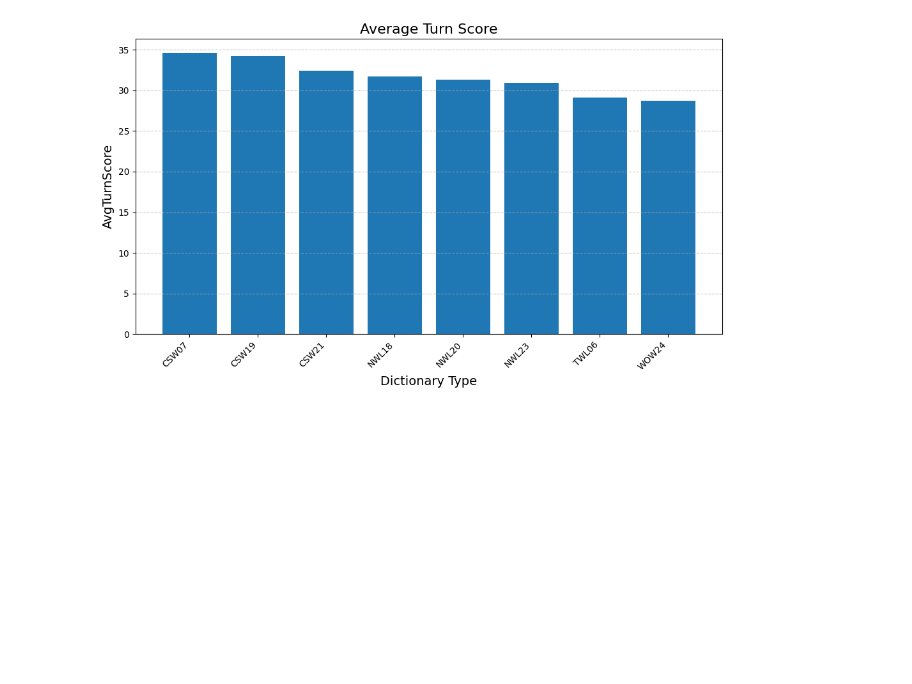
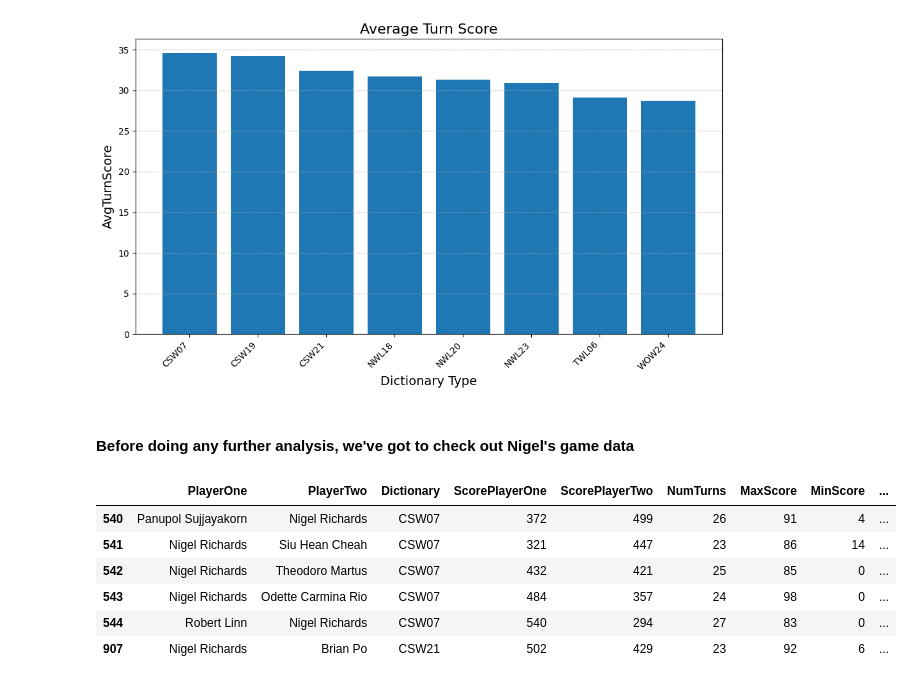
Before and after one commit to johnfburkhart/scrabbledata, a Jupyter notebook: analysis.ipynb, the cells around one changed output. Drawn from its saved outputs; the diff is of its cells as text; code cells hidden in the pictures; blank space fills up the shorter version.

Commit message:
Zero score error and Nigel data

```diff
--- a/analysis.ipynb
+++ b/analysis.ipynb
@@ -58,3 +82,15 @@ plt.grid(axis='y', linestyle='--', alpha=0.7)
 plt.tight_layout()
 # %% [output]
 [figure]
+# %% [markdown]
+#### Before doing any further analysis, we've got to check out Nigel's game data
+# %%
+all_games[(all_games["PlayerOne"] == "Nigel Richards") | (all_games["PlayerTwo"] == "Nigel Richards")] ## Need more Nigel data
+# %% [output]
+|  | PlayerOne | PlayerTwo | Dictionary | ScorePlayerOne | ScorePlayerTwo | NumTurns | MaxScore | MinScore | ... |
+| 540 | Panupol Sujjayakorn | Nigel Richards | CSW07 | 372 | 499 | 26 | 91 | 4 | ... |
+| 541 | Nigel Richards | Siu Hean Cheah | CSW07 | 321 | 447 | 23 | 86 | 14 | ... |
+| 542 | Nigel Richards | Theodoro Martus | CSW07 | 432 | 421 | 25 | 85 | 0 | ... |
+| 543 | Nigel Richards | Odette Carmina Rio | CSW07 | 484 | 357 | 24 | 98 | 0 | ... |
+| 544 | Robert Linn | Nigel Richards | CSW07 | 540 | 294 | 27 | 83 | 0 | ... |
+| 907 | Nigel Richards | Brian Po | CSW21 | 502 | 429 | 23 | 92 | 6 | ... |
```
Also changed, not shown: parts of 2 cells of this notebook.
